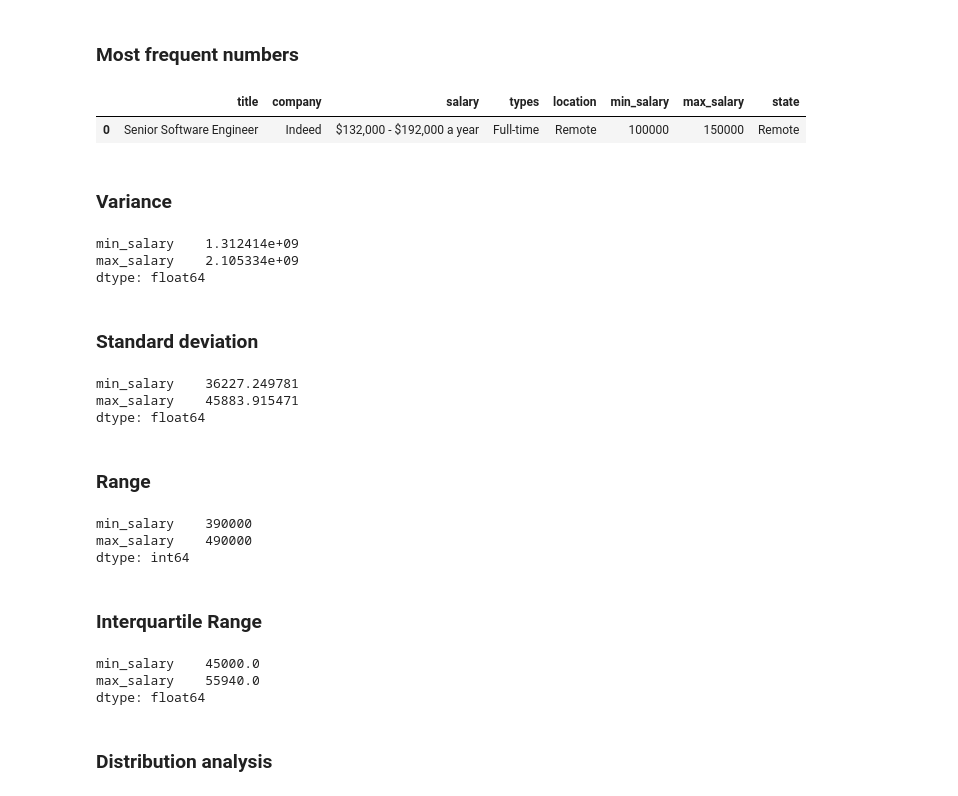
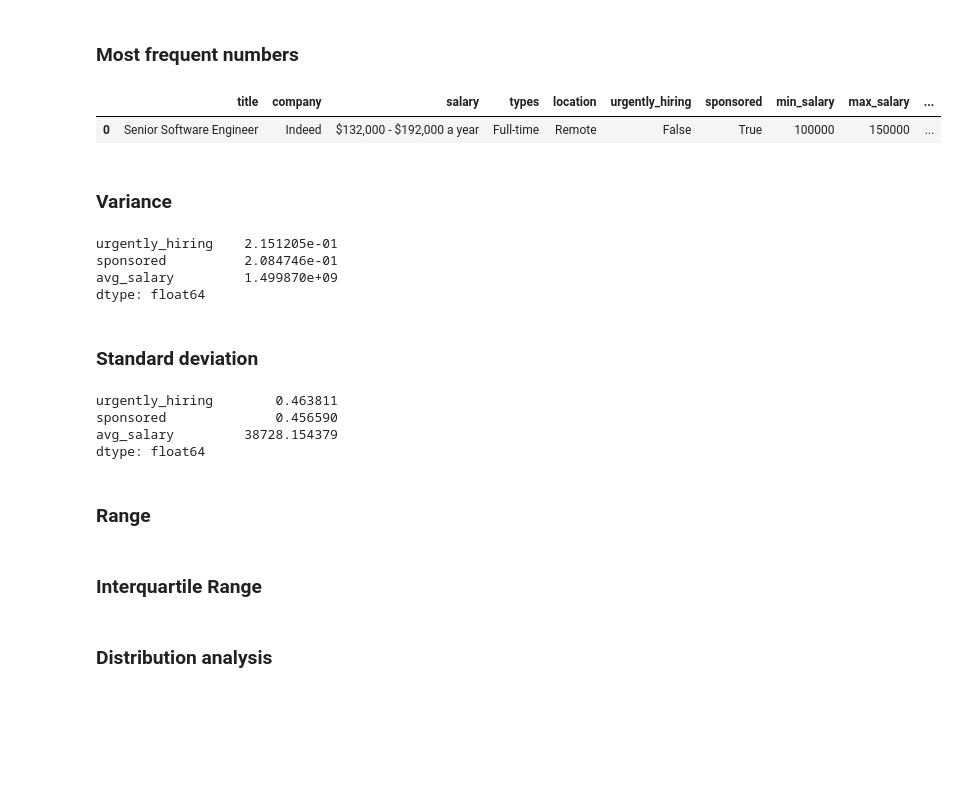
Before and after one commit to svkorepanov/aeds_sg3_salaries, a Jupyter notebook: ADES_WG3_assignment.ipynb, the cells around one changed output. Saved outputs shown, nothing was run; the diff lists cells and outputs as text; code cells hidden in the pictures; blank space fills up the shorter version.

```diff
--- a/ADES_WG3_assignment.ipynb
+++ b/ADES_WG3_assignment.ipynb
@@ -47,8 +64,8 @@ Other data points are considered unrelated for our goals. Therefore, let's remov
 # %%
 df.info()
 columns_to_drop = ['rating', 'review_count', 'relative_time', 'hires_needed', 'hires_needed_exact',
-                   'urgently_hiring', 'remote_work_model', 'snippet', 'dradis_job', 'link', 'new_job',
-                   'job_link', 'sponsored', 'featured_employer', 'indeed_applyable', 'ad_id', 'remote_location',
+                   'remote_work_model', 'snippet', 'dradis_job', 'link', 'new_job',
+                   'job_link', 'featured_employer', 'indeed_applyable', 'ad_id', 'remote_location',
                    'source_id', 'hiring_event_job', 'indeed_apply_enabled', 'job_location_postal', 'company_overview_link',
                    'activity_date', 'location_extras']
 df_cleaned = df.drop(columns_to_drop, axis=1)
@@ -215,5 +232,10 @@ df_cleaned['max_salary'] = salary_split[1]
 
 df_cleaned.drop(columns='salary_temp', inplace=True)
 dataframe = df_cleaned.dropna(subset="salary")
+
+dataframe.loc[:, 'min_salary'] = dataframe['min_salary'].astype(int, copy=True)
+dataframe.loc[:, 'max_salary'] = dataframe['max_salary'].astype(int, copy=True)
+dataframe['avg_salary'] = dataframe[['min_salary', 'max_salary']].mean(axis=1).astype(int, copy=True)
+
 dataframe
 # %% [output]
@@ -246,6 +268,6 @@ def extract_state(location):
 
 # Apply the function to create a new column 'state'
 
-dataframe.loc[:,'state'] = dataframe['location'].apply(extract_state)
+dataframe.loc[:,'state'] = dataframe.loc[:,'location'].apply(extract_state)
 # %% [markdown]
 ## Descriptive analysis
@@ -268,42 +286,36 @@ df_copy.describe()
 # %% [markdown]
 ### Most frequent numbers
 # %%
-df_copy.mode()
+dataframe.mode()
 # %% [output]
-|  | title | company | salary | types | location | min_salary | max_salary | state |
-| 0 | Senior Software Engineer | Indeed | $132,000 - $192,000 a year | Full-time | Remote | 100000 | 150000 | Remote |
+|  | title | company | salary | types | location | urgently_hiring | sponsored | min_salary | max_salary | ... |
+| 0 | Senior Software Engineer | Indeed | $132,000 - $192,000 a year | Full-time | Remote | False | True | 100000 | 150000 | ... |
 # %% [markdown]
 ### Variance
 # %%
-df_copy.var(numeric_only=True)
+dataframe.var(numeric_only=True)
 # %% [output]
-min_salary    1.312414e+09
-max_salary    2.105334e+09
+urgently_hiring    2.151205e-01
+sponsored          2.084746e-01
+avg_salary         1.499870e+09
 dtype: float64
 # %% [markdown]
 ### Standard deviation
 # %%
-df_copy.std(numeric_only=True)
+dataframe.std(numeric_only=True)
 # %% [output]
-min_salary    36227.249781
-max_salary    45883.915471
+urgently_hiring        0.463811
+sponsored              0.456590
+avg_salary         38728.154379
 dtype: float64
 # %% [markdown]
 ### Range
 # %%
-df_copy.max(numeric_only=True) - df_copy.min(numeric_only=True)
+# dataframe.max(numeric_only=True) - dataframe.min(numeric_only=True)
-# %% [output]
-min_salary    390000
-max_salary    490000
-dtype: int64
 # %% [markdown]
 ### Interquartile Range
 # %%
-df_copy.quantile(0.75, numeric_only=True) - df_copy.quantile(0.25, numeric_only=True)
+# dataframe.quantile(0.75, numeric_only=True) - dataframe.quantile(0.25, numeric_only=True)
-# %% [output]
-min_salary    45000.0
-max_salary    55940.0
-dtype: float64
 # %% [markdown]
 ### Distribution analysis
 # %%
```
Also changed, not shown: parts of 43 cells of this notebook.
